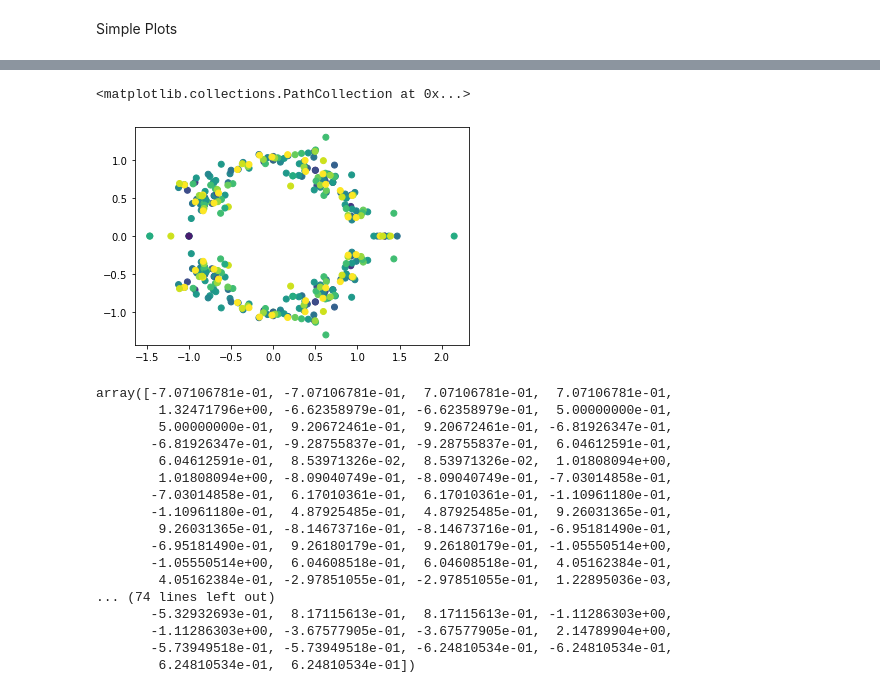
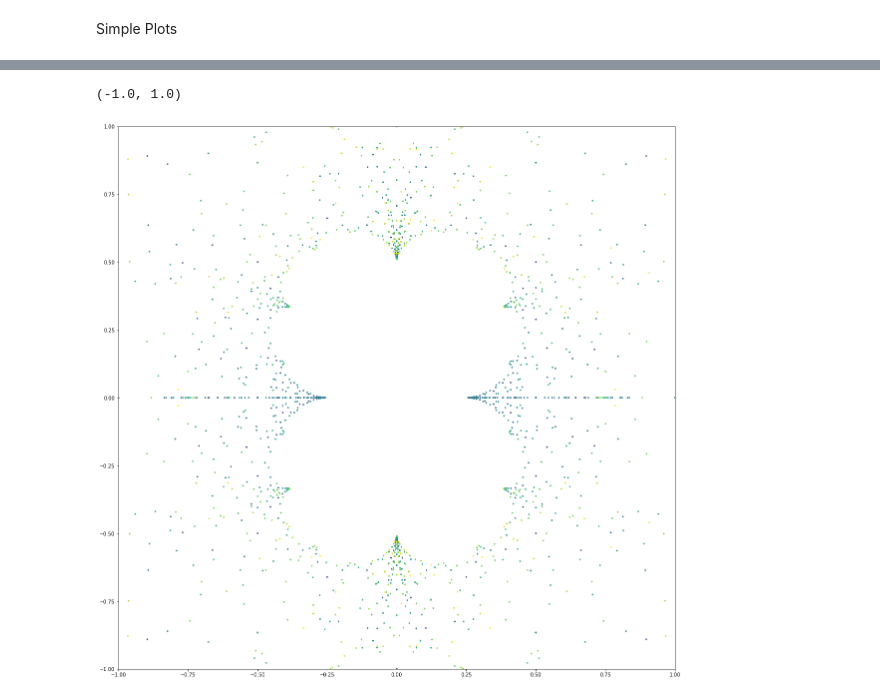
Before and after one commit to georgeglidden/rutabaga, a Jupyter notebook: plots.ipynb, the cells around one changed output, grey strips where cells are left out. Saved outputs shown, nothing was run; the diff lists cells and outputs as text; code cells hidden in the pictures.

```diff
--- a/plots.ipynb
+++ b/plots.ipynb
@@ -28,34 +28,29 @@ roots
 # %%
-xstrings = roots['real'].to_numpy()[1:]
-ystrings = roots['imaginary'].to_numpy()[1:]
+xstrings = roots['real'].to_numpy()
+ystrings = roots['imaginary'].to_numpy()
+qstrings = roots['q'].to_numpy()
+errorstrings = roots['error'].to_numpy()
 xs = []
 ys = []
+qs = []
+es = []
 for x in xstrings:
-    xs.append(mpf(x))
+    if x not in roots.columns:
+        xs.append(mpf(x))
 for y in ystrings:
-    ys.append(mpf(y))
+    if y not in roots.columns:
+        ys.append(mpf(y))
+for q in qstrings:
+    if q not in roots.columns:
+        qs.append(float(q))
+for e in errorstrings:
+    if  e not in roots.columns:
+        es.append(mpf(e))
-# %%
-plt.scatter(xs,ys, c=c)
-# %% [output]
-<matplotlib.collections.PathCollection at 0x...>
-[figure, removed]
-# %%
-x
-# %% [output]
-array([-7.07106781e-01, -7.07106781e-01,  7.07106781e-01,  7.07106781e-01,
-        1.32471796e+00, -6.62358979e-01, -6.62358979e-01,  5.00000000e-01,
-        5.00000000e-01,  9.20672461e-01,  9.20672461e-01, -6.81926347e-01,
-       -6.81926347e-01, -9.28755837e-01, -9.28755837e-01,  6.04612591e-01,
-        6.04612591e-01,  8.53971326e-02,  8.53971326e-02,  1.01808094e+00,
-        1.01808094e+00, -8.09040749e-01, -8.09040749e-01, -7.03014858e-01,
-       -7.03014858e-01,  6.17010361e-01,  6.17010361e-01, -1.10961180e-01,
-       -1.10961180e-01,  4.87925485e-01,  4.87925485e-01,  9.26031365e-01,
-        9.26031365e-01, -8.14673716e-01, -8.14673716e-01, -6.95181490e-01,
-       -6.95181490e-01,  9.26180179e-01,  9.26180179e-01, -1.05550514e+00,
-       -1.05550514e+00,  6.04608518e-01,  6.04608518e-01,  4.05162384e-01,
-        4.05162384e-01, -2.97851055e-01, -2.97851055e-01,  1.22895036e-03,
-... (74 lines left out)
-       -5.32932693e-01,  8.17115613e-01,  8.17115613e-01, -1.11286303e+00,
-       -1.11286303e+00, -3.67577905e-01, -3.67577905e-01,  2.14789904e+00,
-       -5.73949518e-01, -5.73949518e-01, -6.24810534e-01, -6.24810534e-01,
-        6.24810534e-01,  6.24810534e-01])
+# %%
+fig, axs = plt.subplots(1,figsize=(20,20))
+axs.scatter(xs,ys, c=qs, s=5)
+plt.xlim(-1,1)
+plt.ylim(-1,1)
+# %% [output]
+(-1.0, 1.0)
+[figure, added]
```
Also changed, not shown: parts of 2 cells of this notebook, 3 other files.
